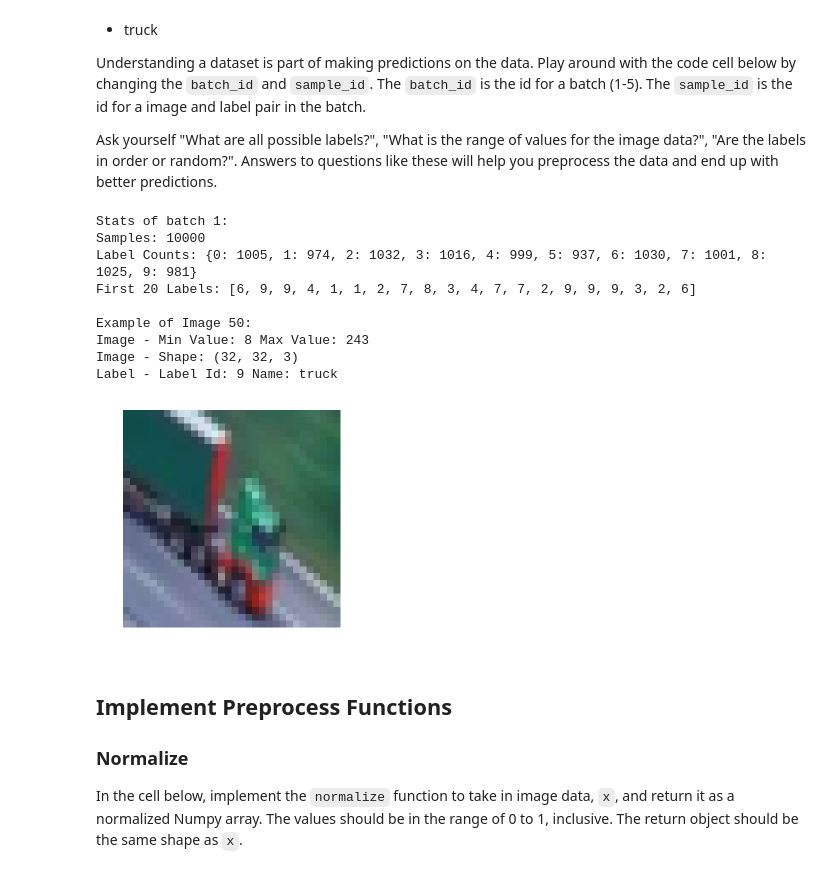
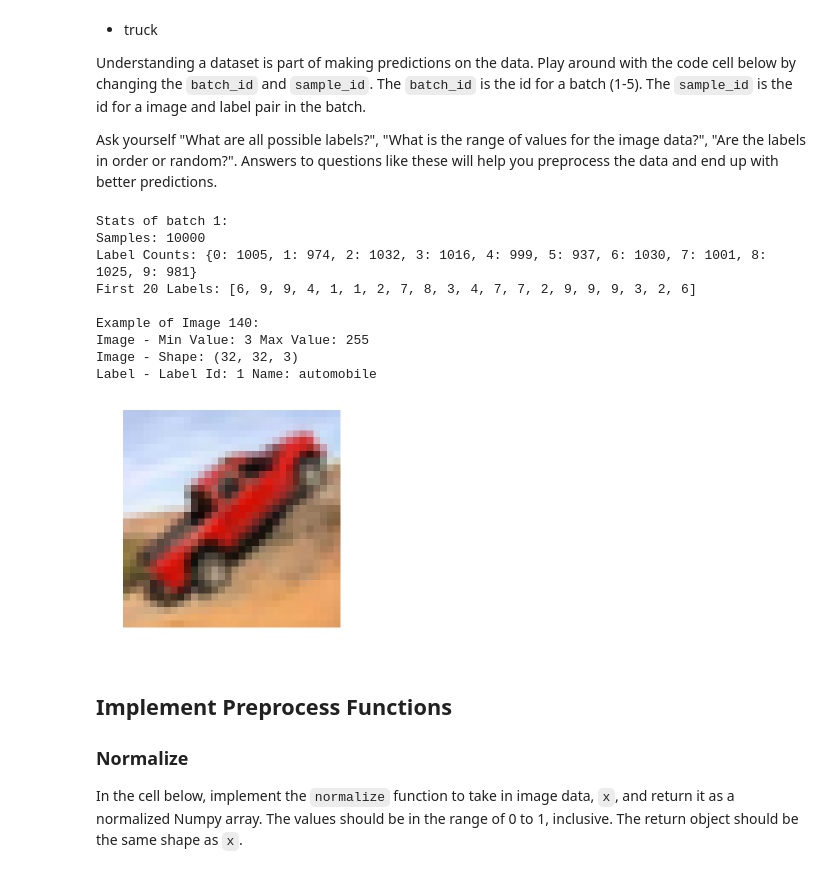
Before and after one commit to rodoni/udacity-machine-learning, a Jupyter notebook: image-classification/dlnd_image_classification.ipynb, the cells around one changed output. Saved outputs shown, nothing was run; the diff lists cells and outputs as text; code cells hidden in the pictures.

```diff
--- a/image-classification/dlnd_image_classification.ipynb
+++ b/image-classification/dlnd_image_classification.ipynb
@@ -66,27 +66,27 @@ Ask yourself "What are all possible labels?", "What is the range of values for t
 # %%
 %matplotlib inline
 %config InlineBackend.figure_format = 'retina'
 
 import helper
 import numpy as np
 from sklearn import preprocessing
 
 
 # Explore the dataset
 batch_id = 1
-sample_id = 50
+sample_id = 140
 helper.display_stats(cifar10_dataset_folder_path, batch_id, sample_id)
 # %% [output]
 Stats of batch 1:
 Samples: 10000
 Label Counts: {0: 1005, 1: 974, 2: 1032, 3: 1016, 4: 999, 5: 937, 6: 1030, 7: 1001, 8: 1025, 9: 981}
 First 20 Labels: [6, 9, 9, 4, 1, 1, 2, 7, 8, 3, 4, 7, 7, 2, 9, 9, 9, 3, 2, 6]
 
-Example of Image 50:
-Image - Min Value: 8 Max Value: 243
+Example of Image 140:
+Image - Min Value: 3 Max Value: 255
 Image - Shape: (32, 32, 3)
-Label - Label Id: 9 Name: truck
+Label - Label Id: 1 Name: automobile
-[figure, old version]
+[figure, new version]
 # %% [markdown]
 ## Implement Preprocess Functions
 ### Normalize
```
Also changed, not shown: parts of 10 cells of this notebook.
